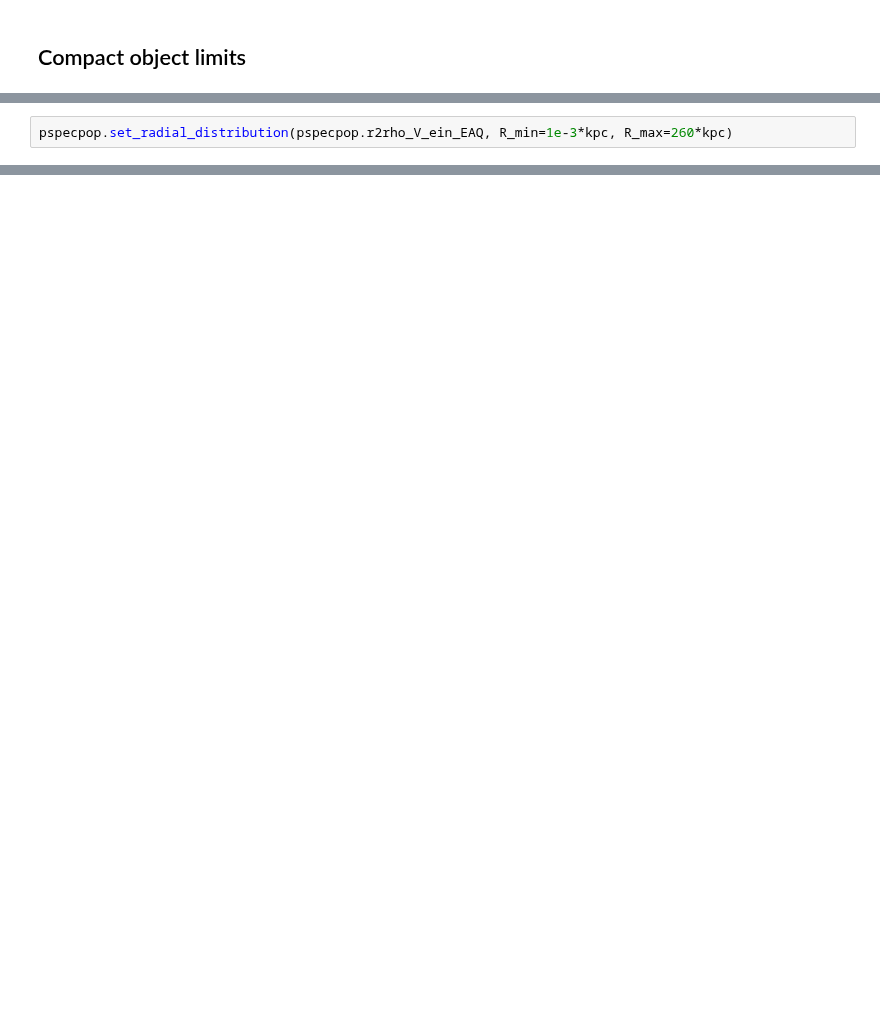
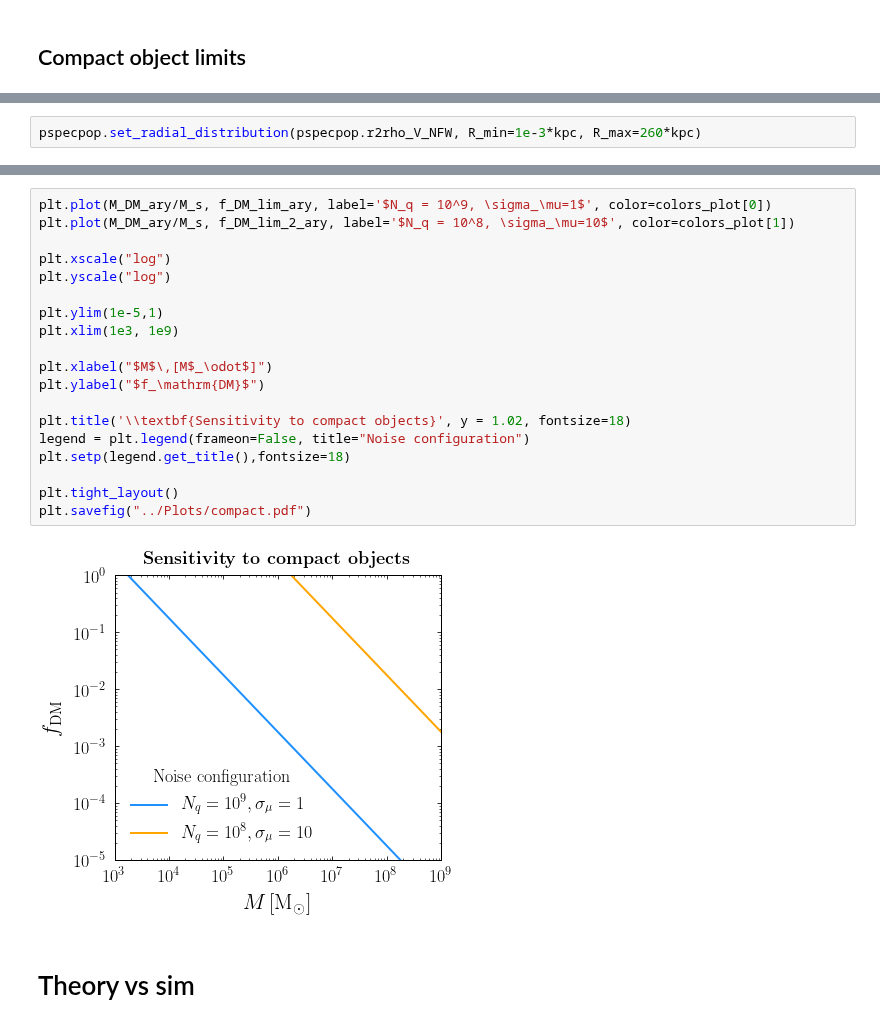
Before and after one commit to smsharma/astrometry-lensing-correlations, a Jupyter notebook: Theory/TheorySpec.ipynb, the cells around one changed output, grey strips where cells are left out. Saved outputs shown, nothing was run; the diff lists cells and outputs as text; blank space fills up the shorter version.

```diff
--- a/Theory/TheorySpec.ipynb
+++ b/Theory/TheorySpec.ipynb
@@ -493,5 +489,5 @@ Calculating velocity integrals
 # %%
-pspecpop.set_radial_distribution(pspecpop.r2rho_V_ein_EAQ, R_min=1e-3*kpc, R_max=260*kpc)
+pspecpop.set_radial_distribution(pspecpop.r2rho_V_NFW, R_min=1e-3*kpc, R_max=260*kpc)
 # %%
 # sigma_mu = 10
 # sigma_alpha = .1
@@ -541,0 +559,23 @@ plt.xlim(1e3, 1e10)
+# %%
+plt.plot(M_DM_ary/M_s, f_DM_lim_ary, label='$N_q = 10^9, \sigma_\mu=1$', color=colors_plot[0])
+plt.plot(M_DM_ary/M_s, f_DM_lim_2_ary, label='$N_q = 10^8, \sigma_\mu=10$', color=colors_plot[1])
+
+plt.xscale("log")
+plt.yscale("log")
+
+plt.ylim(1e-5,1)
+plt.xlim(1e3, 1e9)
+
+plt.xlabel("$M$\,[M$_\odot$]")
+plt.ylabel("$f_\mathrm{DM}$")
+
+plt.title('\\textbf{Sensitivity to compact objects}', y = 1.02, fontsize=18)
+legend = plt.legend(frameon=False, title="Noise configuration")
+plt.setp(legend.get_title(),fontsize=18)
+
+plt.tight_layout()
+plt.savefig("../Plots/compact.pdf")
+# %% [output]
+[figure, added]
+# %% [markdown]
+# Theory vs sim
```
Also changed, not shown: parts of 15 cells of this notebook, 14 other files.
